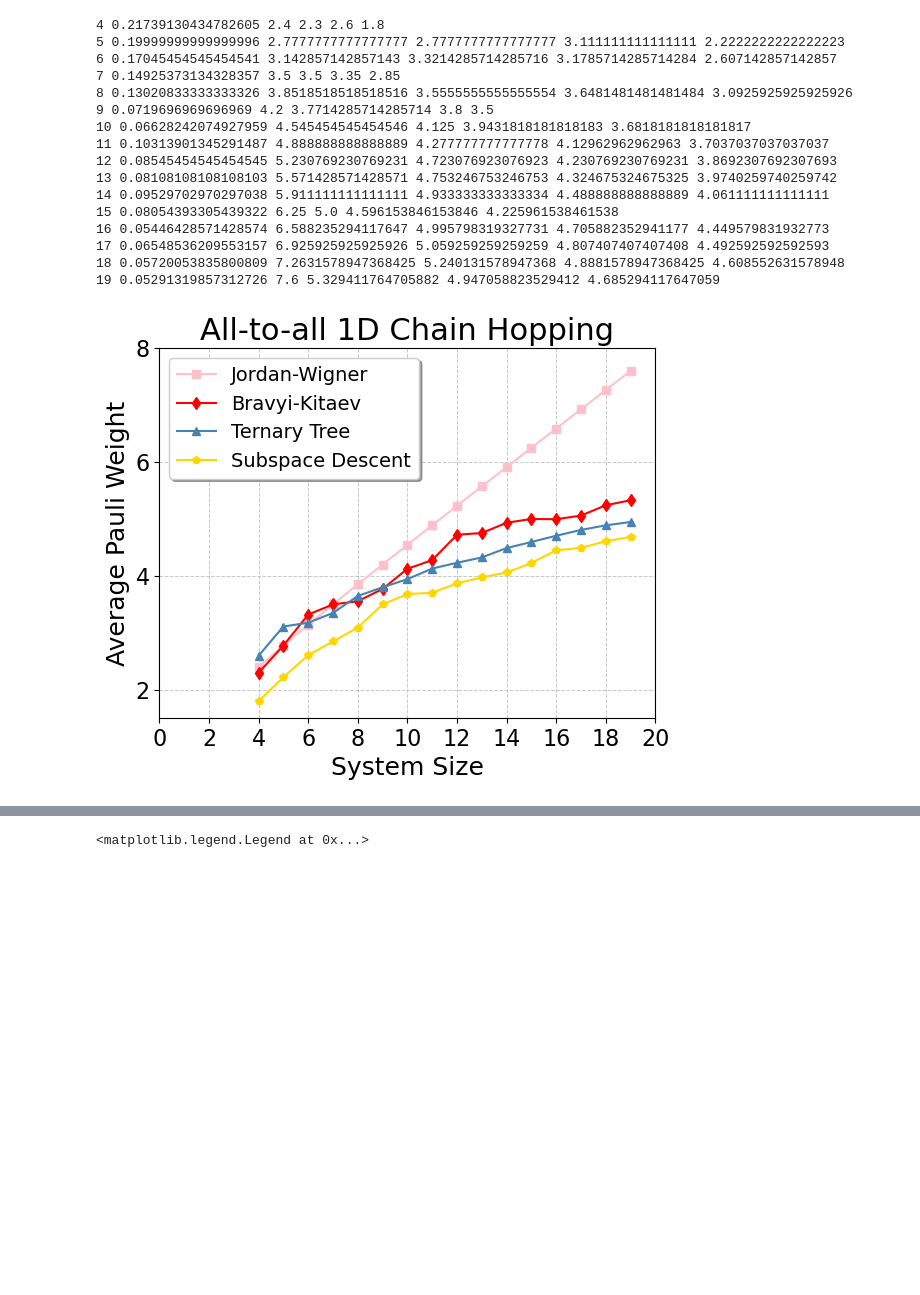
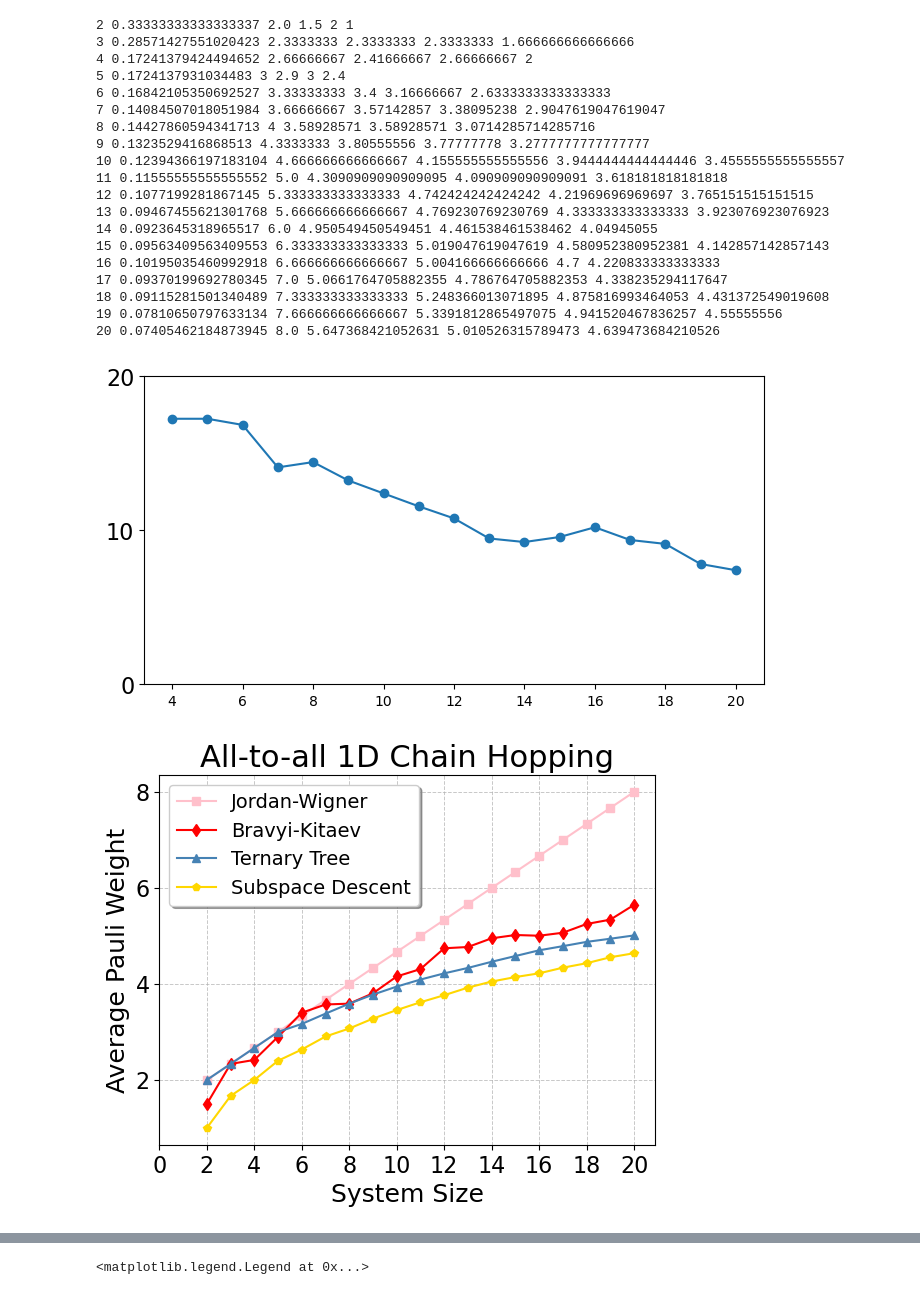
Before and after one commit to Genz17/F2Q, a Jupyter notebook: test.ipynb, the cells around one changed output, grey strips where cells are left out. Saved outputs shown, nothing was run; the diff lists cells and outputs as text; code cells hidden in the pictures; blank space fills up the shorter version.

```diff
--- a/test.ipynb
+++ b/test.ipynb
@@ -45,45 +60,65 @@ plt.savefig("1dhopping.pdf",bbox_inches='tight')
 # %%
 # 1d chain, 20 sites, j hopping
-# random with xgboost, 6 - 3
+
+# iteration 50
+# 2: 2-6, min(random, rmax)
+# 3 to 8: 3-6, min(random, rmax)
+# 9 to 10: 6 - 4
+# 11 to 20: 8 - 4
 import matplotlib.pyplot as plt
 import numpy as np
 
-jw= [np.float64(2.4), np.float64(2.7777777777777777), np.float64(3.142857142857143), np.float64(3.5), np.float64(3.8518518518518516), np.float64(4.2), np.float64(4.545454545454546), np.float64(4.888888888888889), np.float64(5.230769230769231), np.float64(5.571428571428571), np.float64(5.911111111111111), np.float64(6.25), np.float64(6.588235294117647), np.float64(6.925925925925926), np.float64(7.2631578947368425), np.float64(7.6)]
-bk= [np.float64(2.3), np.float64(2.7777777777777777), np.float64(3.3214285714285716), np.float64(3.5), np.float64(3.5555555555555554), np.float64(3.7714285714285714), np.float64(4.125), np.float64(4.277777777777778), np.float64(4.723076923076923), np.float64(4.753246753246753), np.float64(4.933333333333334), np.float64(5.0), np.float64(4.995798319327731), np.float64(5.059259259259259), np.float64(5.240131578947368), np.float64(5.329411764705882)]
-tt= [np.float64(2.6), np.float64(3.111111111111111), np.float64(3.1785714285714284), np.float64(3.35), np.float64(3.6481481481481484), np.float64(3.8), np.float64(3.9431818181818183), np.float64(4.12962962962963), np.float64(4.230769230769231), np.float64(4.324675324675325), np.float64(4.488888888888889), np.float64(4.596153846153846), np.float64(4.705882352941177), np.float64(4.807407407407408), np.float64(4.8881578947368425), np.float64(4.947058823529412)]
-op= [np.float64(1.8), np.float64(2.2222222222222223), np.float64(2.607142857142857), np.float64(2.85), np.float64(3.0925925925925926), np.float64(3.5), np.float64(3.6818181818181817), np.float64(3.7037037037037037), np.float64(3.8692307692307693), np.float64(3.9740259740259742), np.float64(4.061111111111111), np.float64(4.225961538461538), np.float64(4.449579831932773), np.float64(4.492592592592593), np.float64(4.608552631578948), np.float64(4.685294117647059)]
+jw = [np.float64(2.0), 2.3333333, 2.66666667, 3, 3.33333333,3.66666667, 4, 4.3333333,
+    np.float64(4.666666666666667), np.float64(5.0), np.float64(5.333333333333333), np.float64(5.666666666666667), np.float64(6.0), np.float64(6.333333333333333), np.float64(6.666666666666667), np.float64(7.0), np.float64(7.333333333333333), np.float64(7.666666666666667),np.float64(8.0)]
+bk = [1.5, 2.3333333, 2.41666667, 2.9, 3.4, 3.57142857, 3.58928571, 3.80555556,
+    np.float64(4.155555555555556), np.float64(4.3090909090909095), np.float64(4.742424242424242), np.float64(4.769230769230769), np.float64(4.950549450549451), np.float64(5.019047619047619), np.float64(5.004166666666666), np.float64(5.0661764705882355), np.float64(5.248366013071895), np.float64(5.3391812865497075),np.float64(5.647368421052631)]
+tt = [2, 2.3333333, 2.66666667, 3, 3.16666667, 3.38095238, 3.58928571, 3.77777778,
+    np.float64(3.9444444444444446), np.float64(4.090909090909091), np.float64(4.21969696969697), np.float64(4.333333333333333), np.float64(4.461538461538462), np.float64(4.580952380952381), np.float64(4.7), np.float64(4.786764705882353), np.float64(4.875816993464053), np.float64(4.941520467836257),np.float64(5.010526315789473)]
+op = [1, 1.666666666666666, 2, 2.4, 2.6333333333333333, np.float64(2.9047619047619047), 3.0714285714285716, np.float64(3.2777777777777777),
+    np.float64(3.4555555555555557), np.float64(3.618181818181818), np.float64(3.765151515151515), np.float64(3.923076923076923), np.float64(4.04945055), np.float64(4.142857142857143), np.float64(4.220833333333333), np.float64(4.338235294117647), np.float64(4.431372549019608), np.float64(4.55555556),np.float64(4.639473684210526)]
+
+im = []
 for i,o in enumerate(op):
-    print(i+4,1 - o / min([jw[i],bk[i],tt[i]]),jw[i],bk[i],tt[i],o)
+    im.append(1 - o / min([jw[i],bk[i],tt[i]]),)
+    print(i+2,1 - o / min([jw[i],bk[i],tt[i]]),jw[i],bk[i],tt[i],o)
+plt.figure(figsize=(8,4))
+plt.plot(range(4, 4+len(im[2:])),im[2:],'-o')
+plt.yticks([0,0.1,0.2],[0,10,20],fontsize=16)
 
-plt.plot(range(4,4+len(jw)), jw, '-s', label='Jordan-Wigner', c='pink')
-plt.plot(range(4,4+len(bk)), bk, '-d', label='Bravyi-Kitaev', c='red')
-plt.plot(range(4,4+len(tt)), tt, '-^', label='Ternary Tree',c='steelblue')
-plt.plot(range(4,4+len(op)), op, '-p', label='Subspace Descent',c='gold')
+plt.figure()
+plt.plot(range(2,2+len(jw)), jw, '-s', label='Jordan-Wigner', c='pink')
+plt.plot(range(2,2+len(bk)), bk, '-d', label='Bravyi-Kitaev', c='red')
+plt.plot(range(2,2+len(tt)), tt, '-^', label='Ternary Tree',c='steelblue')
+plt.plot(range(2,2+len(op)), op, '-p', label='Subspace Descent',c='gold')
 plt.xlabel("System Size", fontsize=18)
 plt.ylabel("Average Pauli Weight", fontsize=18)
 plt.yticks([2,4,6,8],[2,4,6,8],fontsize=16)
 plt.xticks([0,2,4,6,8,10,12,14,16,18,20],[0,2,4,6,8,10,12,14,16,18,20],fontsize=16)
 plt.grid(True, linestyle='--', linewidth=0.7, alpha=0.7)
 plt.title("All-to-all 1D Chain Hopping",fontsize=22)
 plt.legend(frameon=True, fancybox=True, shadow=True, fontsize=14, loc='upper left')
 plt.savefig("ata1D.pdf",bbox_inches='tight')
 # %% [output]
-4 0.21739130434782605 2.4 2.3 2.6 1.8
-5 0.19999999999999996 2.7777777777777777 2.7777777777777777 3.111111111111111 2.2222222222222223
-6 0.17045454545454541 3.142857142857143 3.3214285714285716 3.1785714285714284 2.607142857142857
-7 0.14925373134328357 3.5 3.5 3.35 2.85
-8 0.13020833333333326 3.8518518518518516 3.5555555555555554 3.6481481481481484 3.0925925925925926
-9 0.0719696969696969 4.2 3.7714285714285714 3.8 3.5
-10 0.06628242074927959 4.545454545454546 4.125 3.9431818181818183 3.6818181818181817
-11 0.10313901345291487 4.888888888888889 4.277777777777778 4.12962962962963 3.7037037037037037
-12 0.08545454545454545 5.230769230769231 4.723076923076923 4.230769230769231 3.8692307692307693
-13 0.08108108108108103 5.571428571428571 4.753246753246753 4.324675324675325 3.9740259740259742
-14 0.09529702970297038 5.911111111111111 4.933333333333334 4.488888888888889 4.061111111111111
-15 0.08054393305439322 6.25 5.0 4.596153846153846 4.225961538461538
-16 0.05446428571428574 6.588235294117647 4.995798319327731 4.705882352941177 4.449579831932773
-17 0.06548536209553157 6.925925925925926 5.059259259259259 4.807407407407408 4.492592592592593
-18 0.05720053835800809 7.2631578947368425 5.240131578947368 4.8881578947368425 4.608552631578948
-19 0.05291319857312726 7.6 5.329411764705882 4.947058823529412 4.685294117647059
+2 0.33333333333333337 2.0 1.5 2 1
+3 0.28571427551020423 2.3333333 2.3333333 2.3333333 1.666666666666666
+4 0.17241379424494652 2.66666667 2.41666667 2.66666667 2
+5 0.1724137931034483 3 2.9 3 2.4
+6 0.16842105350692527 3.33333333 3.4 3.16666667 2.6333333333333333
+7 0.14084507018051984 3.66666667 3.57142857 3.38095238 2.9047619047619047
+8 0.14427860594341713 4 3.58928571 3.58928571 3.0714285714285716
+9 0.1323529416868513 4.3333333 3.80555556 3.77777778 3.2777777777777777
+10 0.12394366197183104 4.666666666666667 4.155555555555556 3.9444444444444446 3.4555555555555557
+11 0.11555555555555552 5.0 4.3090909090909095 4.090909090909091 3.618181818181818
+12 0.1077199281867145 5.333333333333333 4.742424242424242 4.21969696969697 3.765151515151515
+13 0.09467455621301768 5.666666666666667 4.769230769230769 4.333333333333333 3.923076923076923
+14 0.0923645318965517 6.0 4.950549450549451 4.461538461538462 4.04945055
+15 0.09563409563409553 6.333333333333333 5.019047619047619 4.580952380952381 4.142857142857143
+16 0.10195035460992918 6.666666666666667 5.004166666666666 4.7 4.220833333333333
+17 0.09370199692780345 7.0 5.0661764705882355 4.786764705882353 4.338235294117647
+18 0.09115281501340489 7.333333333333333 5.248366013071895 4.875816993464053 4.431372549019608
+19 0.07810650797633134 7.666666666666667 5.3391812865497075 4.941520467836257 4.55555556
+20 0.07405462184873945 8.0 5.647368421052631 5.010526315789473 4.639473684210526
-[figure, old version]
+[figure, new version]
+[figure, added]
 # %%
 # Hubbard Model
```
Also changed, not shown: parts of 4 cells of this notebook, 2 other files.
